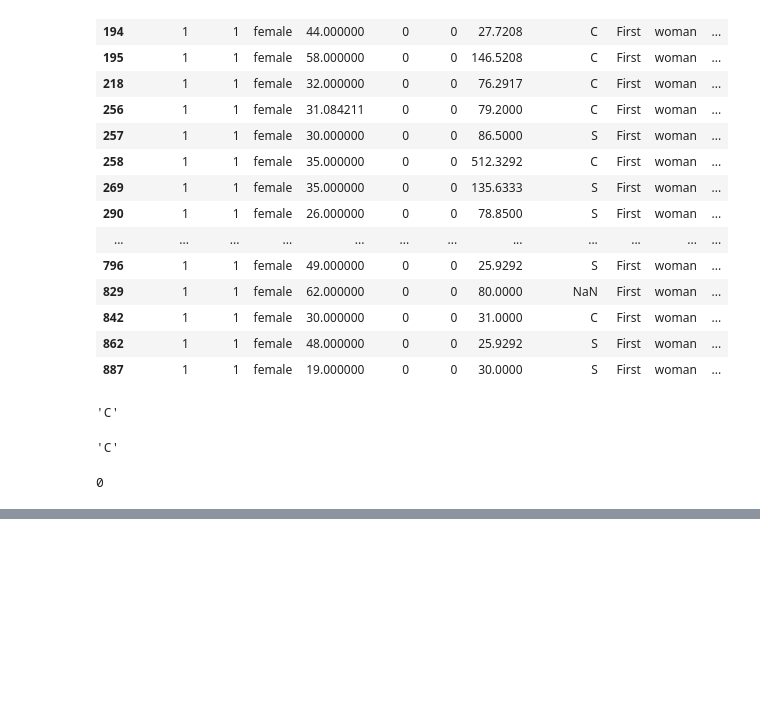
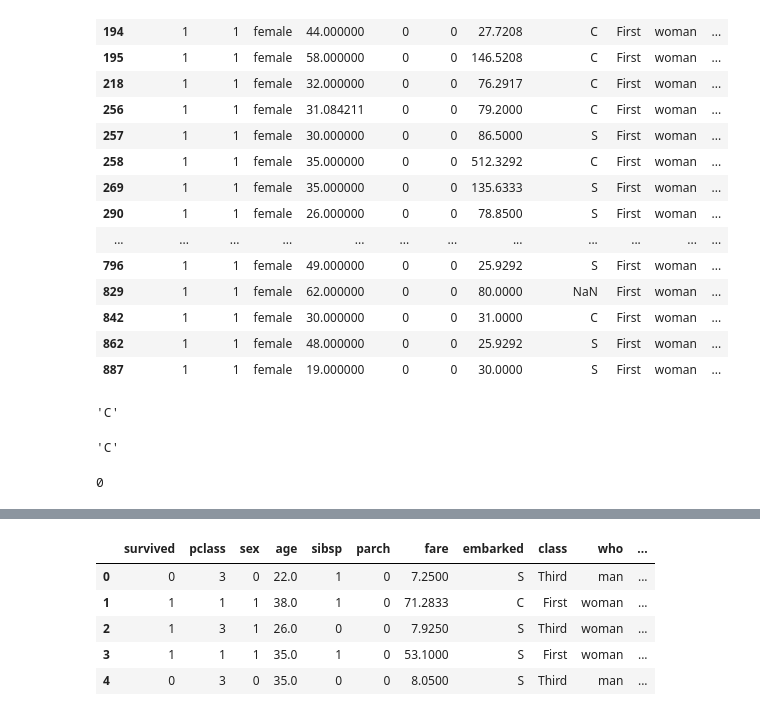
Before and after one commit to honghanhh/py40a12l2, a Jupyter notebook: lectures/lecture4/titanic.ipynb, the cells around one changed output, grey strips where cells are left out. Drawn from its saved outputs; the diff is of its cells as text; code cells hidden in the pictures; blank space fills up the shorter version.

```diff
--- a/lectures/lecture4/titanic.ipynb
+++ b/lectures/lecture4/titanic.ipynb
@@ -385,0 +468,3 @@ dtype: int64
+# %%
+titanic['deck'] = new_deck
+titanic['deck'].value_counts(dropna=False)
@@ -385,0 +520,3 @@ dtype: int64
+# %%
+age_groups = [0, 15, 25, 35, 45, 60, 80, 100]
+pd.cut(titanic.age, bins=age_groups)
@@ -385,0 +537,3 @@ dtype: int64
+# %%
+titanic['age_group'] = pd.cut(titanic.age, bins=age_groups)
+titanic.head(5)
@@ -385,0 +547,4 @@ dtype: int64
+# %%
+# women + rich(pclass)
+titanic['rich_women']  = (titanic['sex'] == 'female') & (titanic['pclass'] == 1)
+titanic['rich_women']
@@ -385,0 +587,10 @@ dtype: int64
+# %%
+titanic['sex'] = titanic['sex'].map({'female':1, 'male':0})
+titanic.head(5)
+# %% [output]
+|  | survived | pclass | sex | age | sibsp | parch | fare | embarked | class | who | ... |
+| 0 | 0 | 3 | 0 | 22.0 | 1 | 0 | 7.2500 | S | Third | man | ... |
+| 1 | 1 | 1 | 1 | 38.0 | 1 | 0 | 71.2833 | C | First | woman | ... |
+| 2 | 1 | 3 | 1 | 26.0 | 0 | 0 | 7.9250 | S | Third | woman | ... |
+| 3 | 1 | 1 | 1 | 35.0 | 1 | 0 | 53.1000 | S | First | woman | ... |
+| 4 | 0 | 3 | 0 | 35.0 | 0 | 0 | 8.0500 | S | Third | man | ... |
```
Also changed, not shown: parts of 46 cells of this notebook, 2 other files.
